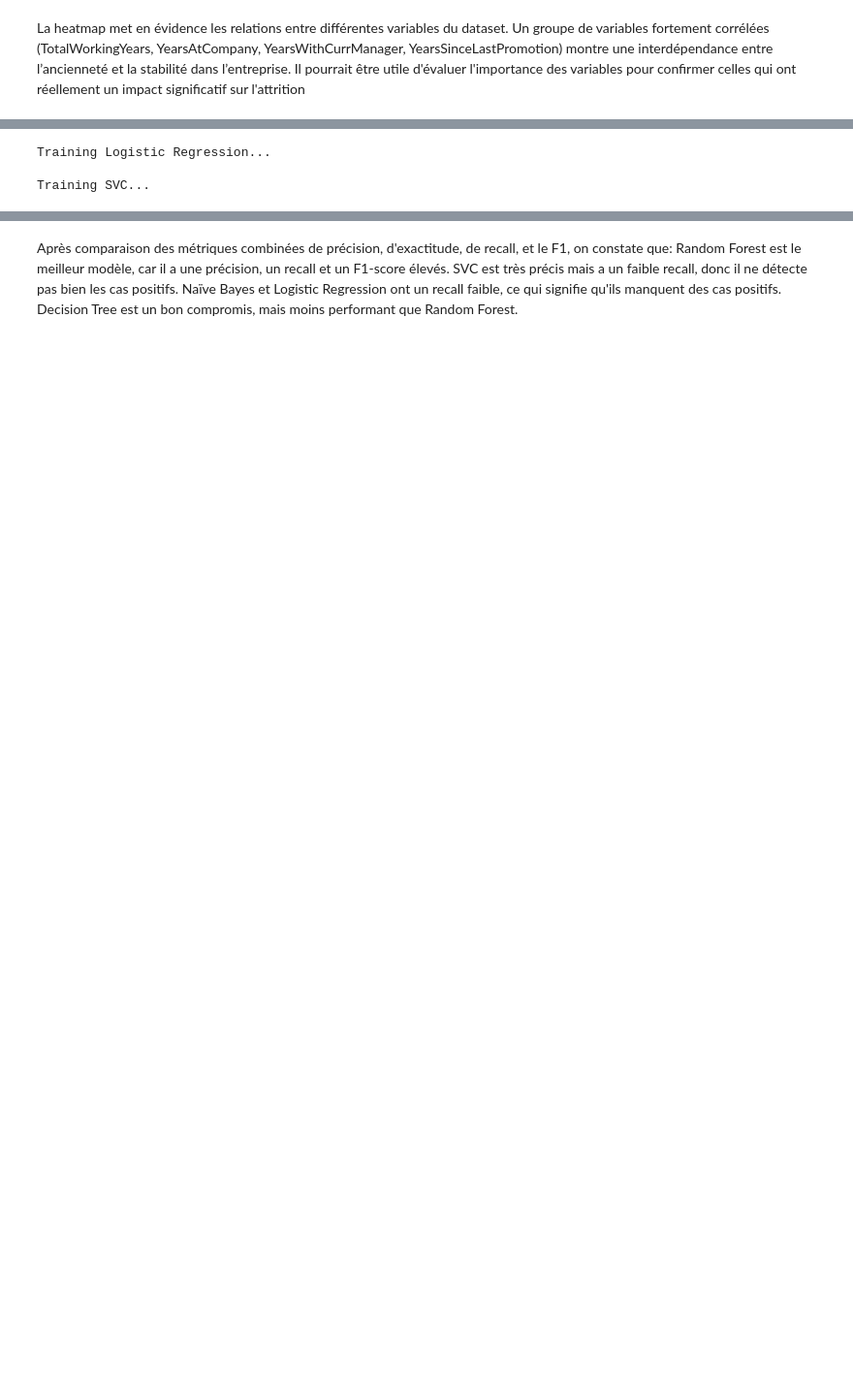
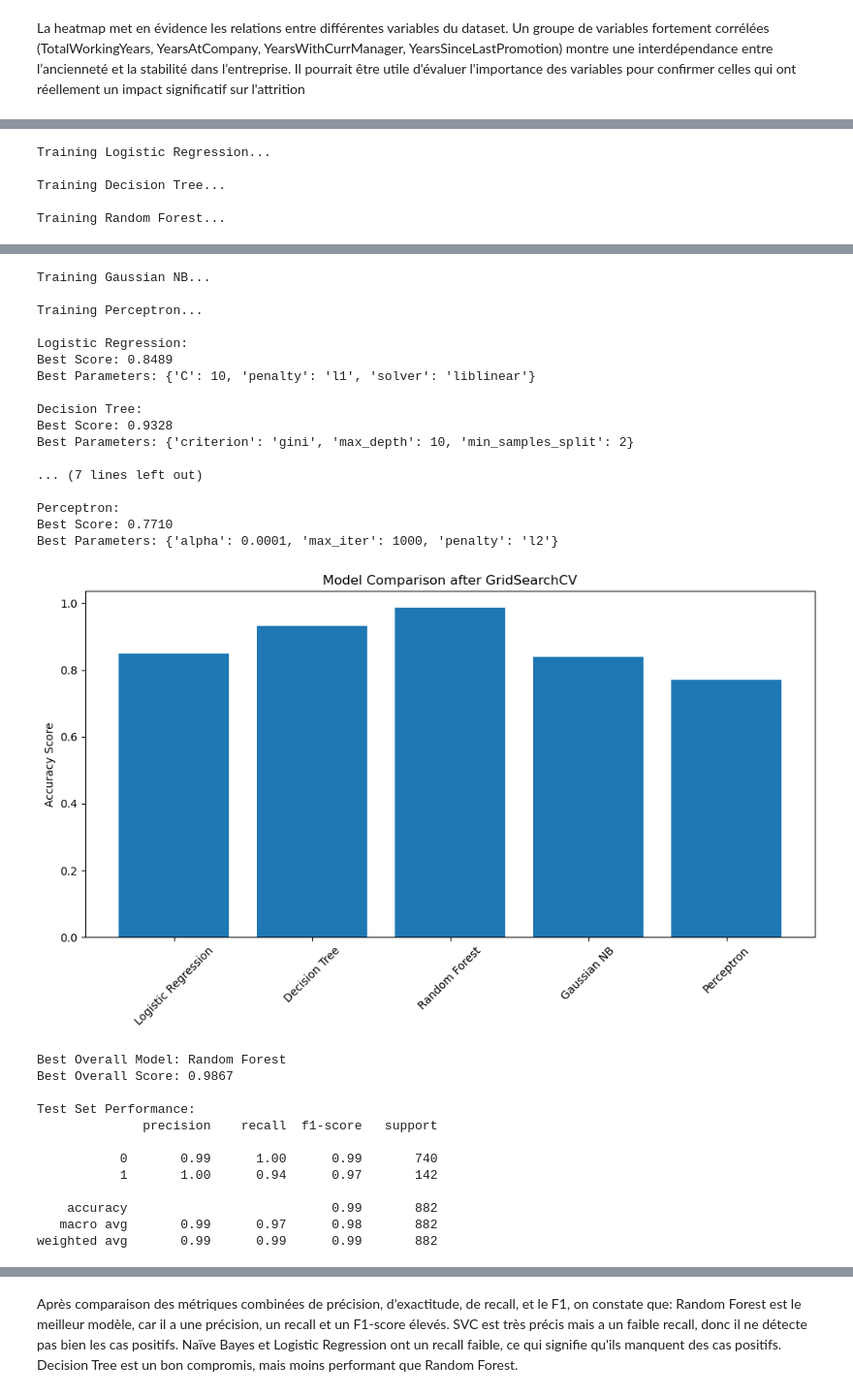
Before and after one commit to D33el/HumanForYou-CESI-A4, a Jupyter notebook: visualisation_des_données.ipynb, the cells around one changed output, grey strips where cells are left out. Shown at 97% size. Cells and saved outputs as stored; diff of their text form; code cells hidden in the pictures; blank space fills up the shorter version.

```diff
--- a/visualisation_des_données.ipynb
+++ b/visualisation_des_données.ipynb
@@ -713,14 +695,6 @@ model_params = {
             'C': [0.001, 0.01, 0.1, 1, 10],
             'penalty': ['l1', 'l2'],
             'solver': ['liblinear', 'saga']
-        }
-    },
-    'SVC': {
-        'model': SVC(),
-        'params': {
-            'C': [0.1, 1, 10],
-            'kernel': ['rbf', 'linear'],
-            'gamma': ['scale', 'auto']
         }
     },
     'Decision Tree': {
@@ -767,7 +741,7 @@ for model_name, mp in model_params.items():
     grid_search = GridSearchCV(
         estimator=mp['model'],
         param_grid=mp['params'],
-        cv=2,
+        cv=10,
         scoring='accuracy',
         n_jobs=-1
     )
@@ -814,4 +788,6 @@ print(classification_report(y_test, y_pred))
 # %% [output]
 Training Logistic Regression...
 
-Training SVC...
+Training Decision Tree...
+
+Training Random Forest...
@@ -819,3 +811,33 @@ KeyboardInterrupt:
+Training Gaussian NB...
+
+Training Perceptron...
+
+Logistic Regression:
+Best Score: 0.8489
+Best Parameters: {'C': 10, 'penalty': 'l1', 'solver': 'liblinear'}
+
+Decision Tree:
+Best Score: 0.9328
+Best Parameters: {'criterion': 'gini', 'max_depth': 10, 'min_samples_split': 2}
+
+... (7 lines left out)
+
+Perceptron:
+Best Score: 0.7710
+Best Parameters: {'alpha': 0.0001, 'max_iter': 1000, 'penalty': 'l2'}
+[figure, added]
+Best Overall Model: Random Forest
+Best Overall Score: 0.9867
+
+Test Set Performance:
+              precision    recall  f1-score   support
+
+           0       0.99      1.00      0.99       740
+           1       1.00      0.94      0.97       142
+
+    accuracy                           0.99       882
+   macro avg       0.99      0.97      0.98       882
+weighted avg       0.99      0.99      0.99       882
 # %%
 import seaborn as sns
 from sklearn.metrics import precision_score, recall_score, f1_score, roc_curve, roc_auc_score
```
Also changed, not shown: parts of 12 cells of this notebook.
